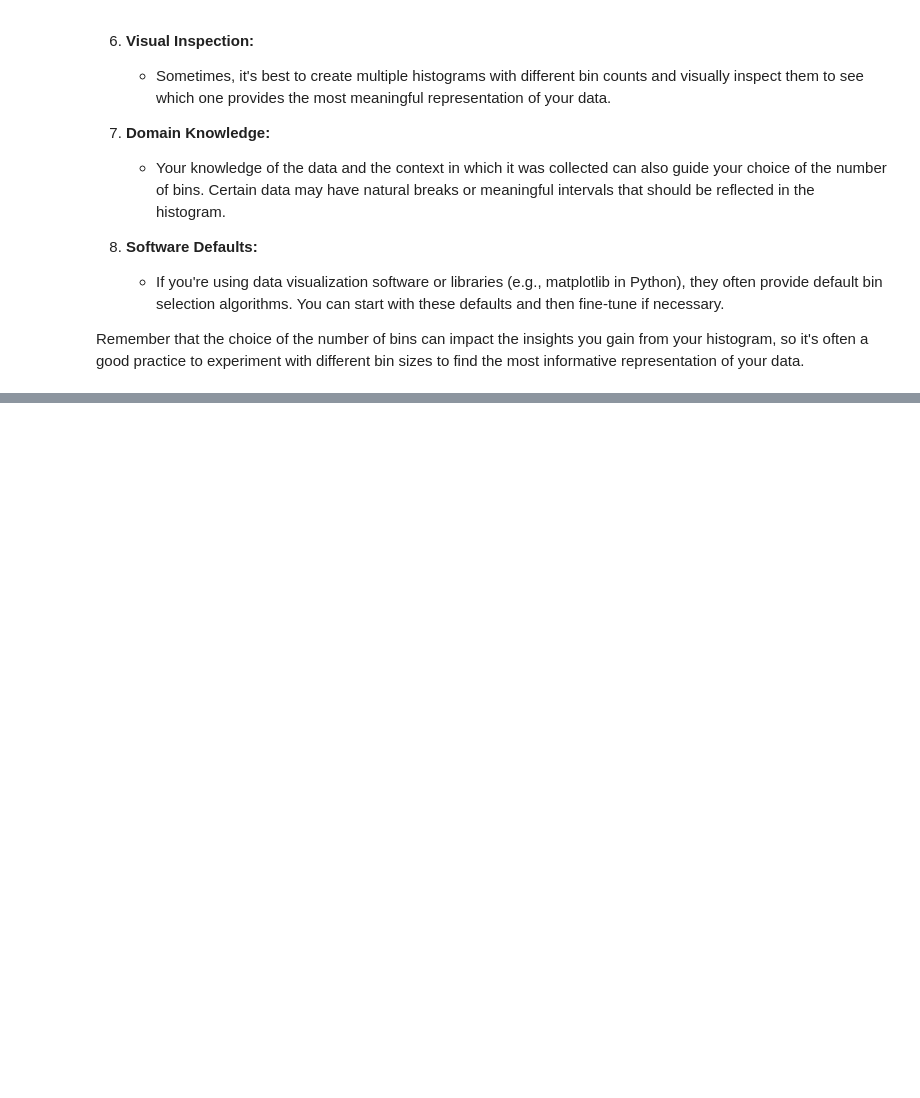
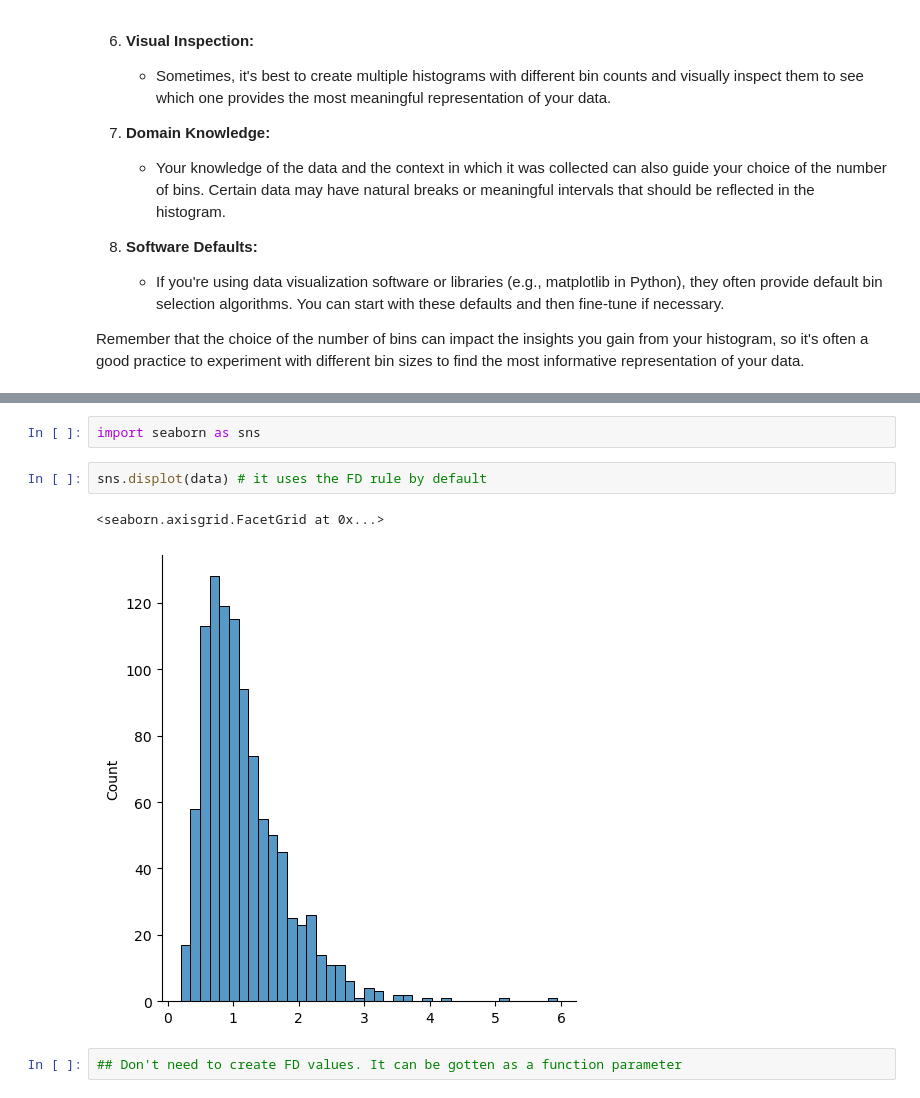
Before and after one commit to MahbubHossainFaisal/Data-Science, a Jupyter notebook: Statistics/Codes/11_Calculate_Bin_size_in_histogram.ipynb, the cells around one changed output, grey strips where cells are left out. Drawn from its saved outputs; the diff is of its cells as text; blank space fills up the shorter version.

```diff
--- a/Statistics/Codes/11_Calculate_Bin_size_in_histogram.ipynb
+++ b/Statistics/Codes/11_Calculate_Bin_size_in_histogram.ipynb
@@ -48,0 +84,9 @@ Remember that the choice of the number of bins can impact the insights you gain
+# %%
+import seaborn as sns
+# %%
+sns.displot(data) # it uses the FD rule by default
+# %% [output]
+<seaborn.axisgrid.FacetGrid at 0x...>
+[figure, added]
+# %%
+## Don't need to create FD values. It can be gotten as a function parameter
```
Also changed, not shown: parts of 6 cells of this notebook.
